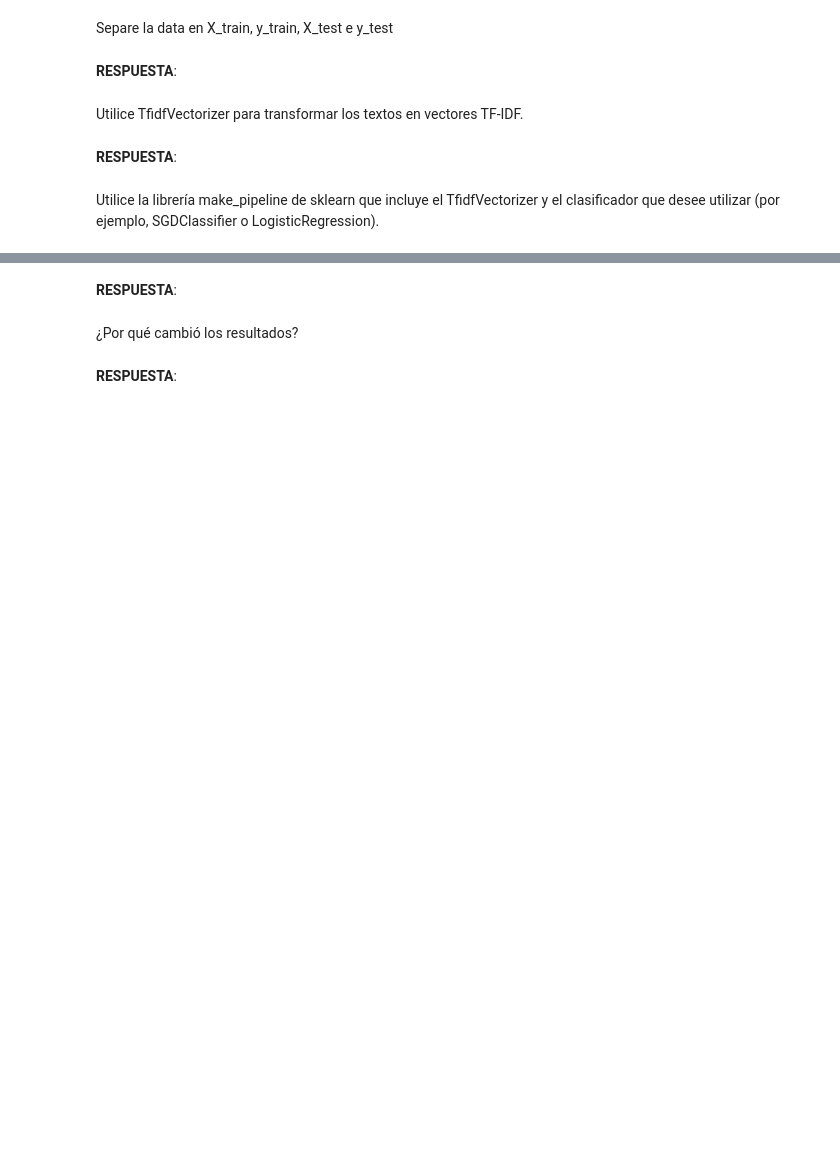
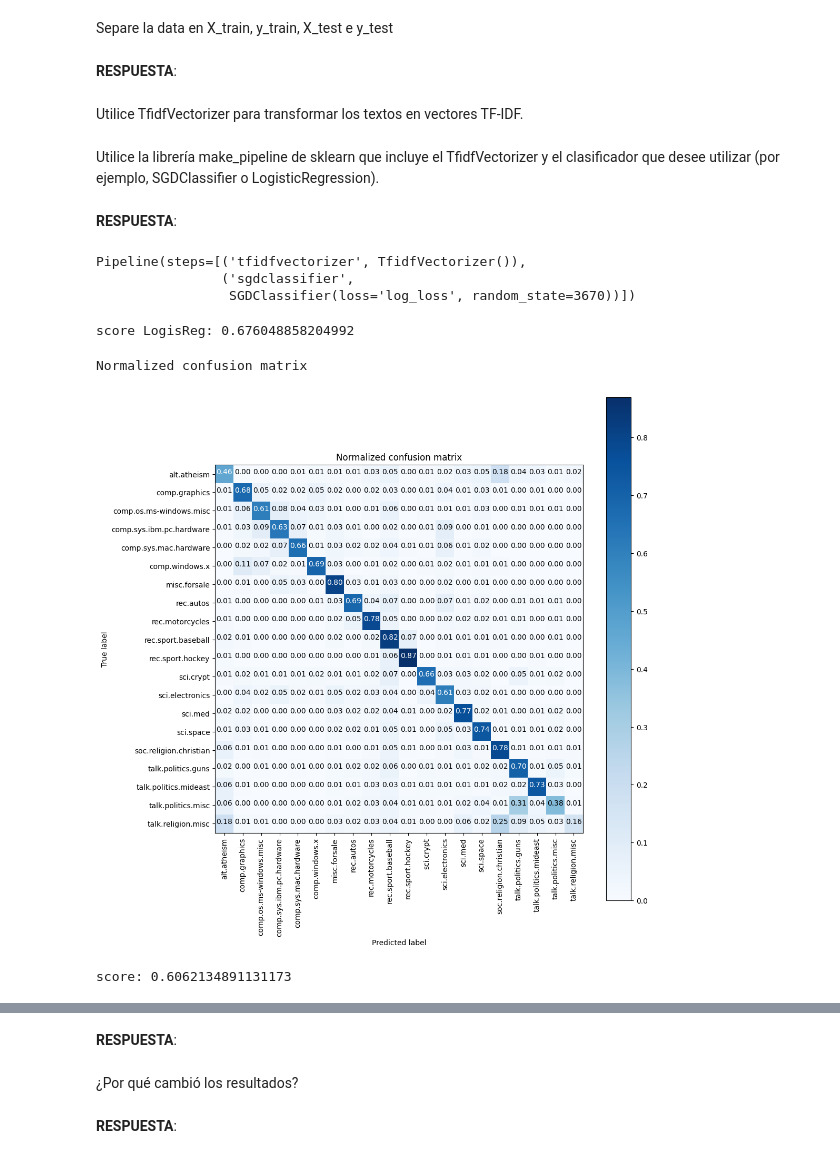
Before and after one commit to Larraguibel/NLP-projects, a Jupyter notebook: Tarea-1/Diego_T1.ipynb, the cells around one changed output, grey strips where cells are left out. Drawn from its saved outputs; the diff is of its cells as text; code cells hidden in the pictures; blank space fills up the shorter version.

```diff
--- a/Tarea-1/Diego_T1.ipynb
+++ b/Tarea-1/Diego_T1.ipynb
@@ -308,9 +318,51 @@ Dado que es posible que haya malos resultados, se probará otra forma de entrena
 Separe la data en X_train, y_train, X_test e y_test
 # %% [markdown]
 **RESPUESTA**:
+# %%
+X_train, Y_train = fetch_20newsgroups(subset="train", remove=('headers', 'footers', 'quotes'), return_X_y=True)
+X_test, Y_test  = fetch_20newsgroups(subset="test", remove=('headers', 'footers', 'quotes'), return_X_y=True)
 # %% [markdown]
 Utilice TfidfVectorizer para transformar los textos en vectores TF-IDF.
-# %% [markdown]
-**RESPUESTA**:
 # %% [markdown]
 Utilice la librería make_pipeline de sklearn que incluye el TfidfVectorizer y el clasificador que desee utilizar (por ejemplo, SGDClassifier o LogisticRegression).
+# %% [markdown]
+**RESPUESTA**:
+# %%
+from sklearn.linear_model import SGDClassifier
+model = make_pipeline(
+    TfidfVectorizer(),
+    SGDClassifier(loss='log_loss', random_state=3670)
+)
+model.fit(X_train, Y_train)
+# %% [output]
+Pipeline(steps=[('tfidfvectorizer', TfidfVectorizer()),
+                ('sgdclassifier',
+                 SGDClassifier(loss='log_loss', random_state=3670))])
+# %%
+# scores and predictions
+print("score LogisReg:", model.score(X_test, Y_test))
+preds = model.predict(X_test)
+# %% [output]
+score LogisReg: 0.676048858204992
+# %%
+cnf_matrix = confusion_matrix(Y_test, preds)
+np.set_printoptions(precision=2)
+plt.figure(figsize=(11, 11))
+plot_confusion_matrix(cnf_matrix, classes=classes_20newsgroups, normalize=True, title='Normalized confusion matrix')
+
+plt.show()
+# %% [output]
+Normalized confusion matrix
+[figure, added]
+# %%
+# Para comparar, usemos naive Bayes de nuevo, pero con el TfidfVectorizer
+model_NB = make_pipeline(
+    TfidfVectorizer(),
+    MultinomialNB()
+)
+model_NB.fit(X_train, Y_train)
+# scores and predictions
+print("score:", model_NB.score(X_test, Y_test))
+preds_NB = model_NB.predict(X_test)
+# %% [output]
+score: 0.6062134891131173
```
Also changed, not shown: parts of 9 cells of this notebook, 1 other file.
